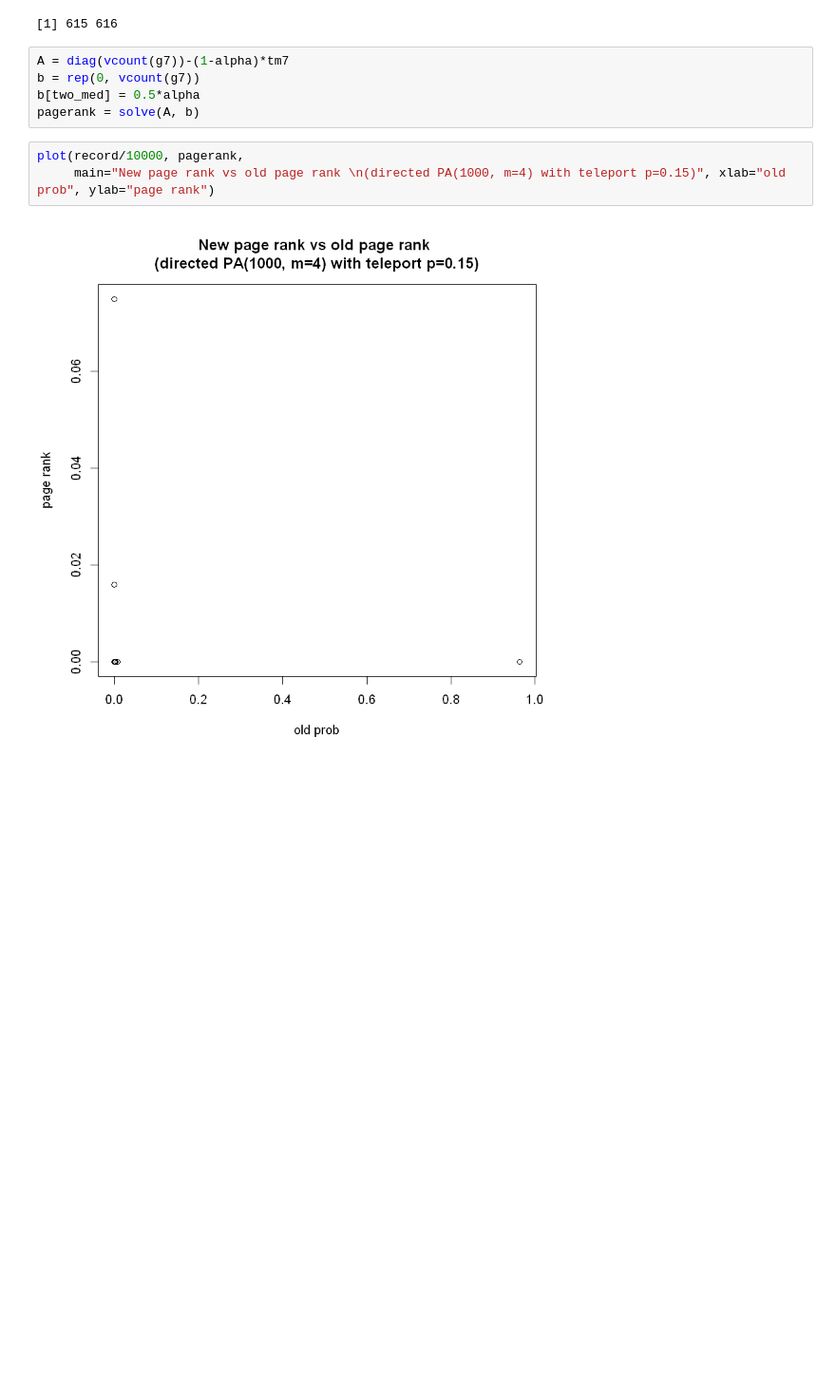
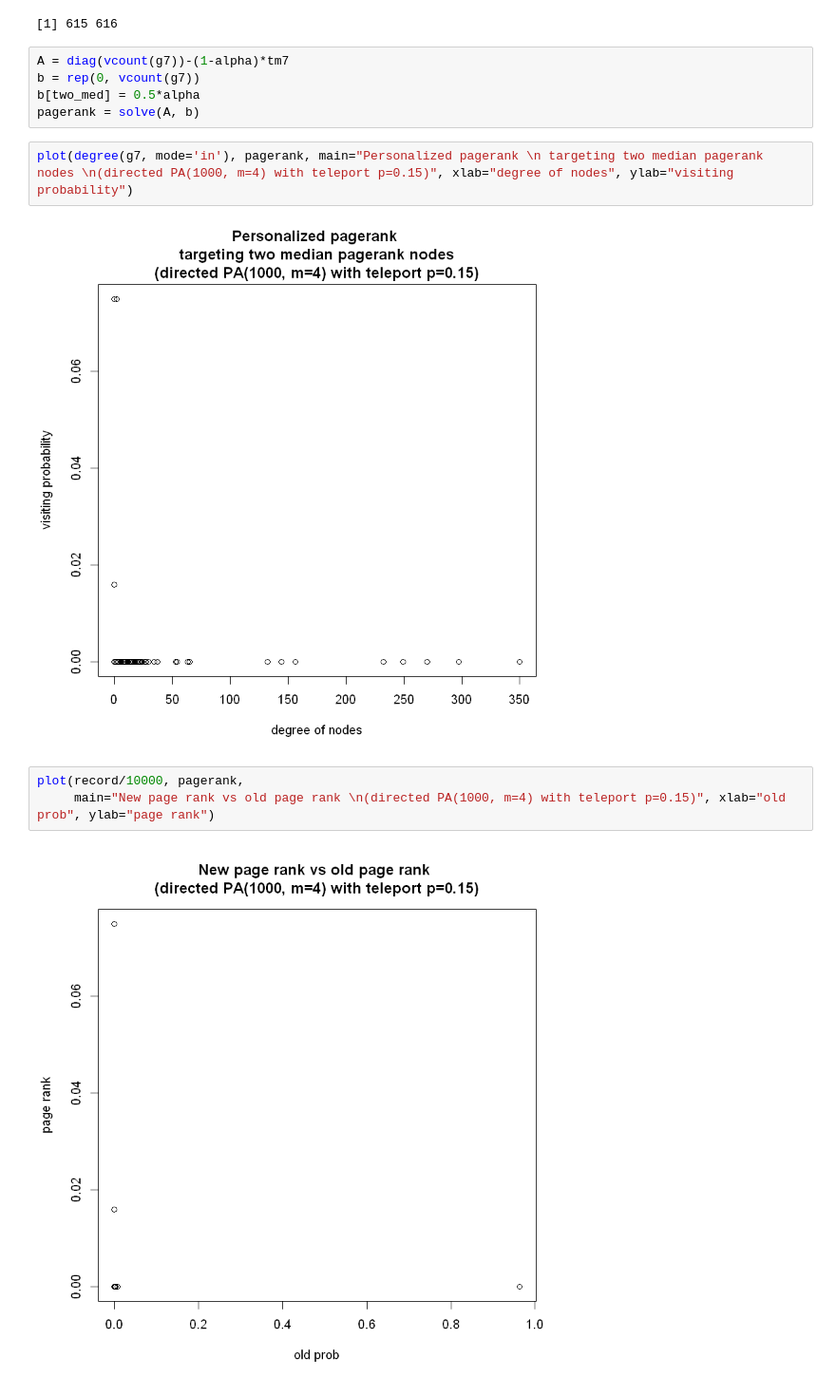
Before and after one commit to popo0293/232-P1, a Jupyter notebook: Project_1_Part_2.ipynb, the cells around one changed output. Shown at 95% size. Saved outputs shown, nothing was run; the diff lists cells and outputs as text; blank space fills up the shorter version.

```diff
--- a/Project_1_Part_2.ipynb
+++ b/Project_1_Part_2.ipynb
@@ -376,6 +376,10 @@ A = diag(vcount(g7))-(1-alpha)*tm7
 b = rep(0, vcount(g7))
 b[two_med] = 0.5*alpha
 pagerank = solve(A, b)
+# %%
+plot(degree(g7, mode='in'), pagerank, main="Personalized pagerank \n targeting two median pagerank nodes \n(directed PA(1000, m=4) with teleport p=0.15)", xlab="degree of nodes", ylab="visiting probability")
+# %% [output]
+[figure, added]
 # %%
 plot(record/10000, pagerank,
      main="New page rank vs old page rank \n(directed PA(1000, m=4) with teleport p=0.15)", xlab="old prob", ylab="page rank")
```
